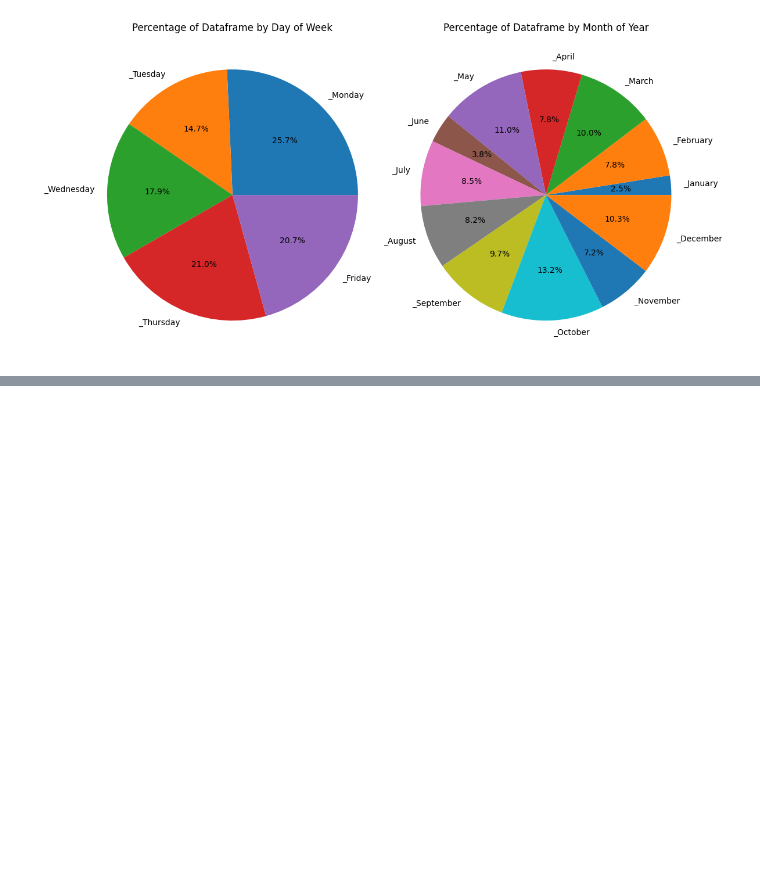
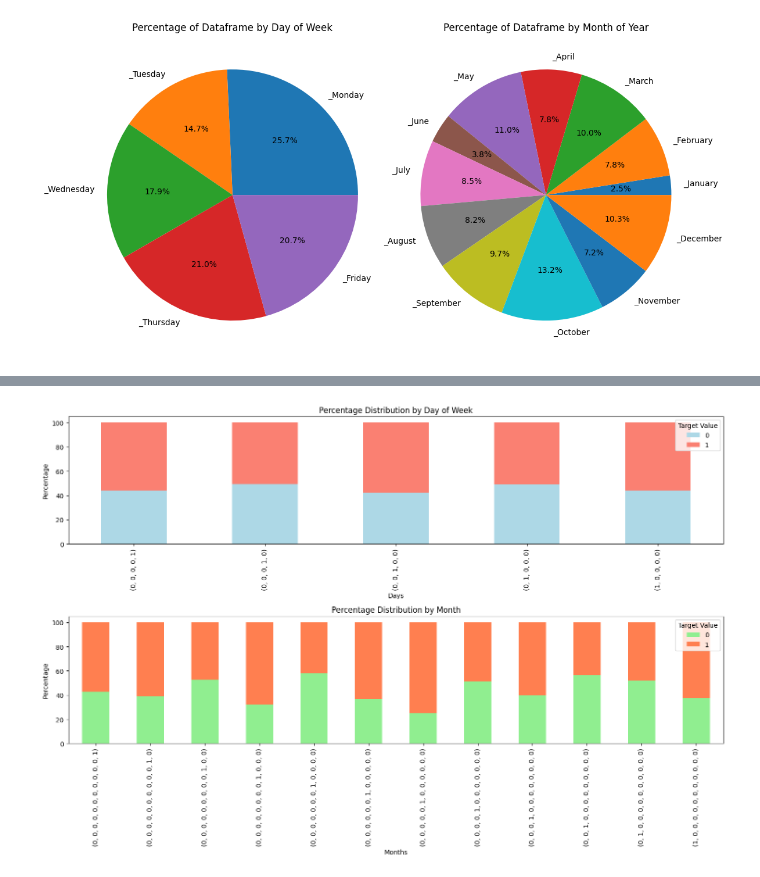
Before and after one commit to GloriannaS/ipo-market-gains, a Jupyter notebook: IPO Market Gains.ipynb, the cells around one changed output, grey strips where cells are left out. Saved outputs shown, nothing was run; the diff lists cells and outputs as text; code cells hidden in the pictures; blank space fills up the shorter version.

```diff
--- a/IPO Market Gains.ipynb
+++ b/IPO Market Gains.ipynb
@@ -357,0 +454,37 @@ plt.show()
+# %%
+def create_stacked_percentage_plot(df, day_columns, month_columns, target_column):
+    # Create a figure with two subplots stacked vertically
+    fig, (ax1, ax2) = plt.subplots(2, 1, figsize=(15, 10))
+
+    # Process day columns
+    day_percentages = df[day_columns + [target_column]].groupby(day_columns)[target_column].value_counts(normalize=True).unstack()
+    day_percentages = day_percentages.fillna(0) * 100  # Convert to percentages
+
+    # Process month columns
+    month_percentages = df[month_columns + [target_column]].groupby(month_columns)[target_column].value_counts(normalize=True).unstack()
+    month_percentages = month_percentages.fillna(0) * 100  # Convert to percentages
+
+    # Plot days stacked bar
+    day_percentages.plot(kind='bar', stacked=True, ax=ax1,
+                         color=['lightblue', 'salmon'])
+    ax1.set_title('Percentage Distribution by Day of Week')
+    ax1.set_xlabel('Days')
+    ax1.set_ylabel('Percentage')
+    ax1.legend(title='Target Value', labels=['0', '1'])
+
+    # Plot months stacked bar
+    month_percentages.plot(kind='bar', stacked=True, ax=ax2,
+                           color=['lightgreen', 'coral'])
+    ax2.set_title('Percentage Distribution by Month')
+    ax2.set_xlabel('Months')
+    ax2.set_ylabel('Percentage')
+    ax2.legend(title='Target Value', labels=['0', '1'])
+
+    # Adjust layout and display
+    plt.tight_layout()
+    plt.show()
+
+target_column = 'Listing_Gains_Profit'
+create_stacked_percentage_plot(df_clean, day_columns, month_columns, target_column)
+# %% [output]
+[figure, added]
```
Also changed, not shown: parts of 8 cells of this notebook.
